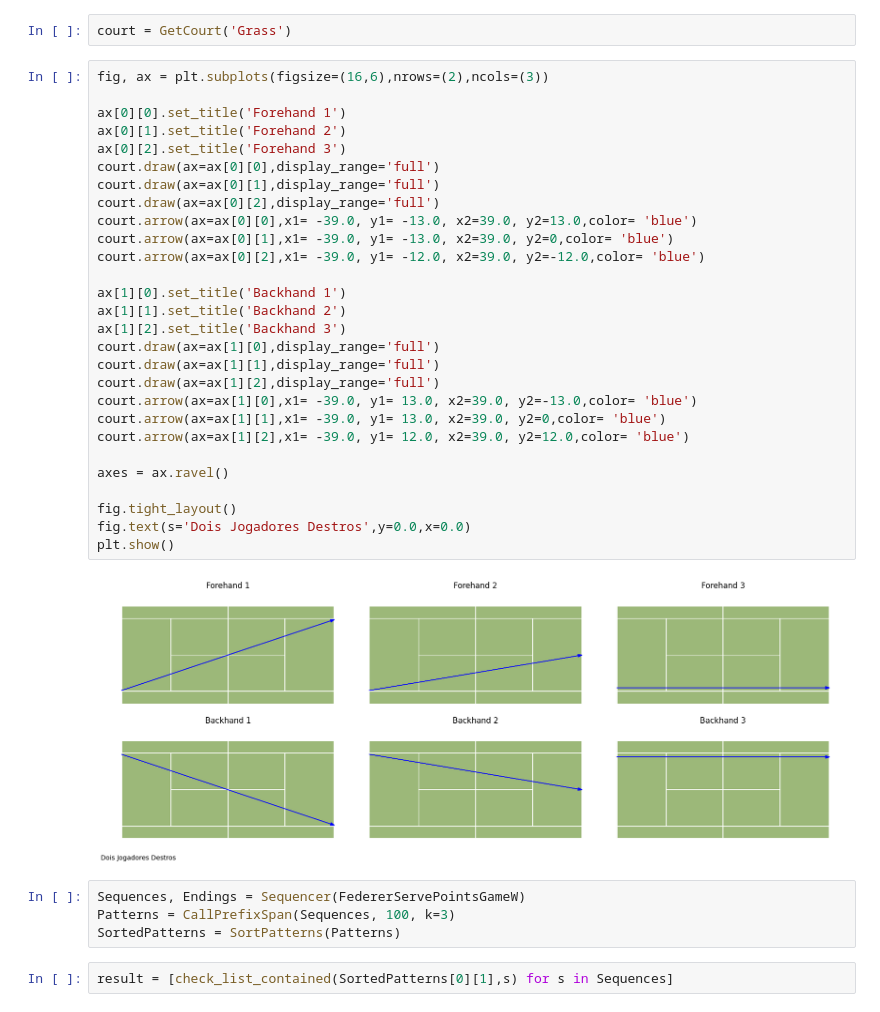
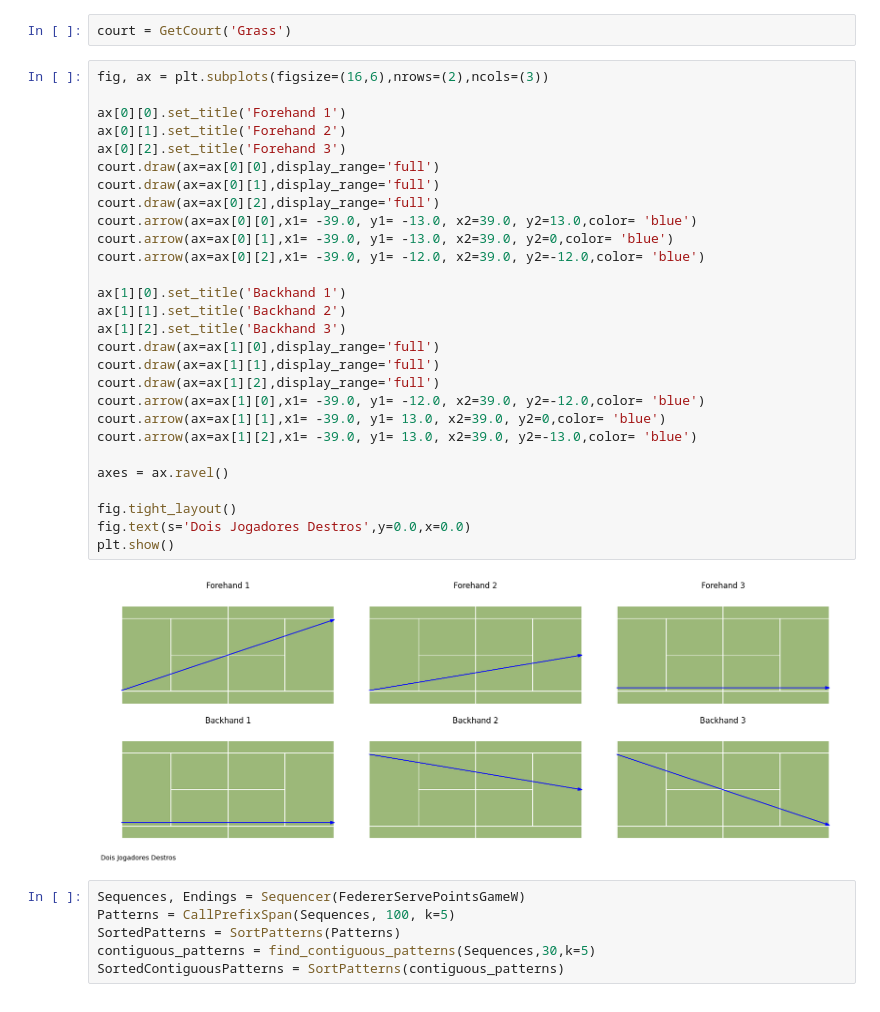
Before and after one commit to PedC18/POC1, a Jupyter notebook: Project.ipynb, the cells around one changed output. Saved outputs shown, nothing was run; the diff lists cells and outputs as text.

```diff
--- a/Project.ipynb
+++ b/Project.ipynb
@@ -141,36 +208,36 @@ court = GetCourt('Grass')
 # %%
 fig, ax = plt.subplots(figsize=(16,6),nrows=(2),ncols=(3))
 
 ax[0][0].set_title('Forehand 1')
 ax[0][1].set_title('Forehand 2')
 ax[0][2].set_title('Forehand 3')
 court.draw(ax=ax[0][0],display_range='full')
 court.draw(ax=ax[0][1],display_range='full')
 court.draw(ax=ax[0][2],display_range='full')
 court.arrow(ax=ax[0][0],x1= -39.0, y1= -13.0, x2=39.0, y2=13.0,color= 'blue')
 court.arrow(ax=ax[0][1],x1= -39.0, y1= -13.0, x2=39.0, y2=0,color= 'blue')
 court.arrow(ax=ax[0][2],x1= -39.0, y1= -12.0, x2=39.0, y2=-12.0,color= 'blue')
 
 ax[1][0].set_title('Backhand 1')
 ax[1][1].set_title('Backhand 2')
 ax[1][2].set_title('Backhand 3')
 court.draw(ax=ax[1][0],display_range='full')
 court.draw(ax=ax[1][1],display_range='full')
 court.draw(ax=ax[1][2],display_range='full')
-court.arrow(ax=ax[1][0],x1= -39.0, y1= 13.0, x2=39.0, y2=-13.0,color= 'blue')
+court.arrow(ax=ax[1][0],x1= -39.0, y1= -12.0, x2=39.0, y2=-12.0,color= 'blue')
 court.arrow(ax=ax[1][1],x1= -39.0, y1= 13.0, x2=39.0, y2=0,color= 'blue')
-court.arrow(ax=ax[1][2],x1= -39.0, y1= 12.0, x2=39.0, y2=12.0,color= 'blue')
+court.arrow(ax=ax[1][2],x1= -39.0, y1= 13.0, x2=39.0, y2=-13.0,color= 'blue')
 
 axes = ax.ravel()
 
 fig.tight_layout()
 fig.text(s='Dois Jogadores Destros',y=0.0,x=0.0)
 plt.show()
 # %% [output]
-[figure, old version]
+[figure, new version]
 # %%
 Sequences, Endings = Sequencer(FedererServePointsGameW)
-Patterns = CallPrefixSpan(Sequences, 100, k=3)
+Patterns = CallPrefixSpan(Sequences, 100, k=5)
 SortedPatterns = SortPatterns(Patterns)
+contiguous_patterns = find_contiguous_patterns(Sequences,30,k=5)
+SortedContiguousPatterns = SortPatterns(contiguous_patterns)
-# %%
-result = [check_list_contained(SortedPatterns[0][1],s) for s in Sequences]
```
Also changed, not shown: parts of 42 cells of this notebook, 5 other files.
